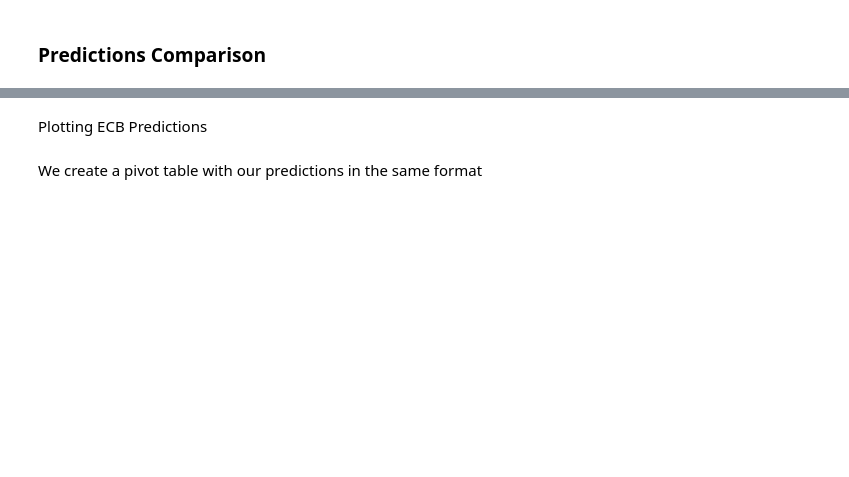
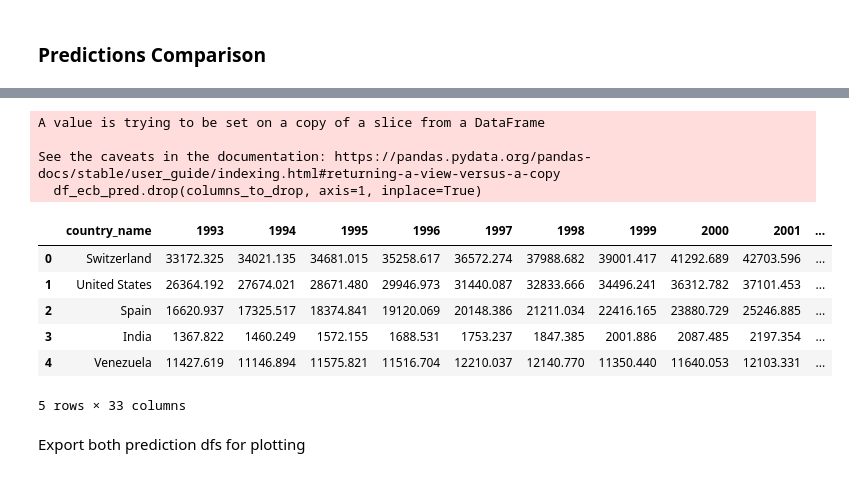
Before and after one commit to lgib88/World-Economic-Classification, a Jupyter notebook: notebooks/3-Prediction.ipynb, the cells around one changed output, grey strips where cells are left out. Saved outputs shown, nothing was run; the diff lists cells and outputs as text; code cells hidden in the pictures; blank space fills up the shorter version.

```diff
--- a/notebooks/3-Prediction.ipynb
+++ b/notebooks/3-Prediction.ipynb
@@ -438,2 +592,32 @@ print(pivot_table_ecb)
+# %%
+# List of countries to keep
+countries_to_keep = ['Spain', 'Switzerland', 'United States', 'India', 'Venezuela']
+
+# Filter the DataFrame
+df_ecb_pred = df_merged_pred[df_merged_pred['country_name'].isin(countries_to_keep)]
+
+# Reset the index and drop it
+df_ecb_pred.reset_index(drop=True, inplace=True)
+
+# List of columns to drop
+columns_to_drop = ['1980', '1981', '1982', '1983', '1984', '1985', '1986', '1987', '1988', '1989', '1990', '1991', '1992']
+
+# Drop the columns
+df_ecb_pred.drop(columns_to_drop, axis=1, inplace=True)
+# %% [output]
+A value is trying to be set on a copy of a slice from a DataFrame
+
+See the caveats in the documentation: https://pandas.pydata.org/pandas-docs/stable/user_guide/indexing.html#returning-a-view-versus-a-copy
+  df_ecb_pred.drop(columns_to_drop, axis=1, inplace=True)
+# %%
+df_ecb_pred
+# %% [output]
+|  | country_name | 1993 | 1994 | 1995 | 1996 | 1997 | 1998 | 1999 | 2000 | 2001 | ... |
+| 0 | Switzerland | 33172.325 | 34021.135 | 34681.015 | 35258.617 | 36572.274 | 37988.682 | 39001.417 | 41292.689 | 42703.596 | ... |
+| 1 | United States | 26364.192 | 27674.021 | 28671.480 | 29946.973 | 31440.087 | 32833.666 | 34496.241 | 36312.782 | 37101.453 | ... |
+| 2 | Spain | 16620.937 | 17325.517 | 18374.841 | 19120.069 | 20148.386 | 21211.034 | 22416.165 | 23880.729 | 25246.885 | ... |
+| 3 | India | 1367.822 | 1460.249 | 1572.155 | 1688.531 | 1753.237 | 1847.385 | 2001.886 | 2087.485 | 2197.354 | ... |
+| 4 | Venezuela | 11427.619 | 11146.894 | 11575.821 | 11516.704 | 12210.037 | 12140.770 | 11350.440 | 11640.053 | 12103.331 | ... |
+5 rows × 33 columns
 # %% [markdown]
-Plotting ECB Predictions
+Export both prediction dfs for plotting
@@ -454,2 +623,0 @@ plt.show()
-# %% [markdown]
-We create a pivot table with our predictions in the same format
```
Also changed, not shown: parts of 30 cells of this notebook, 3 other files.
